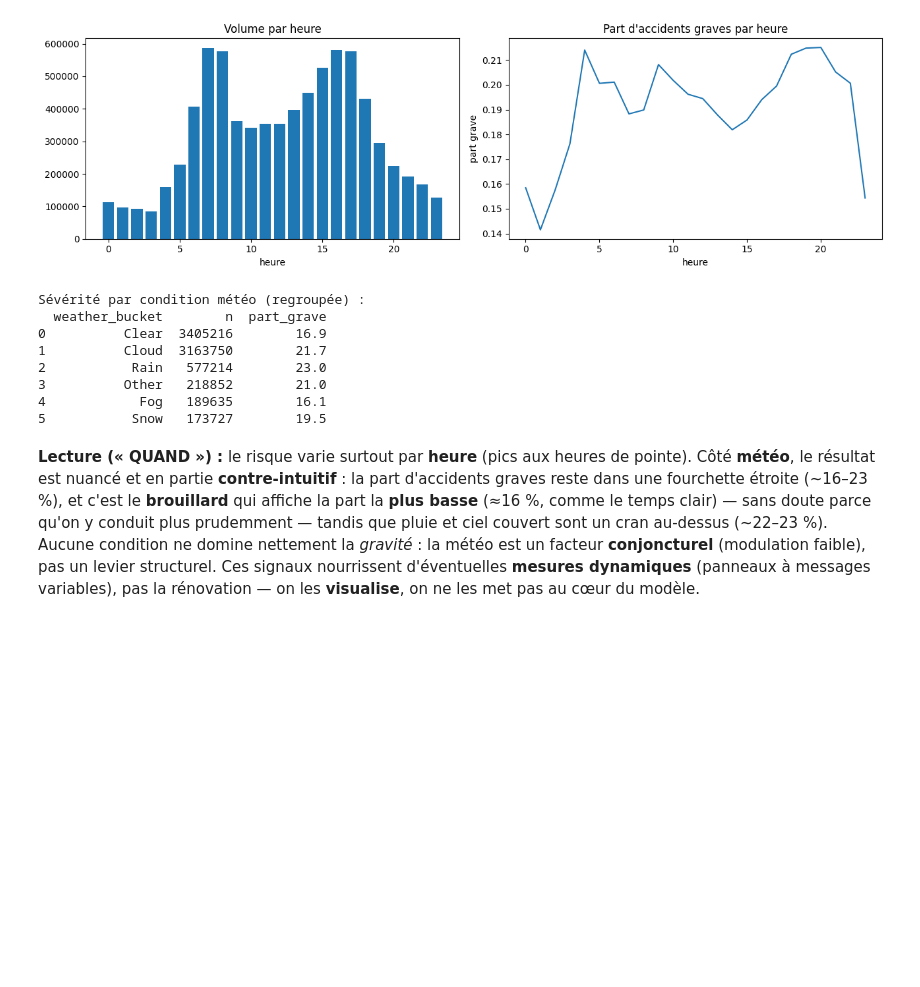
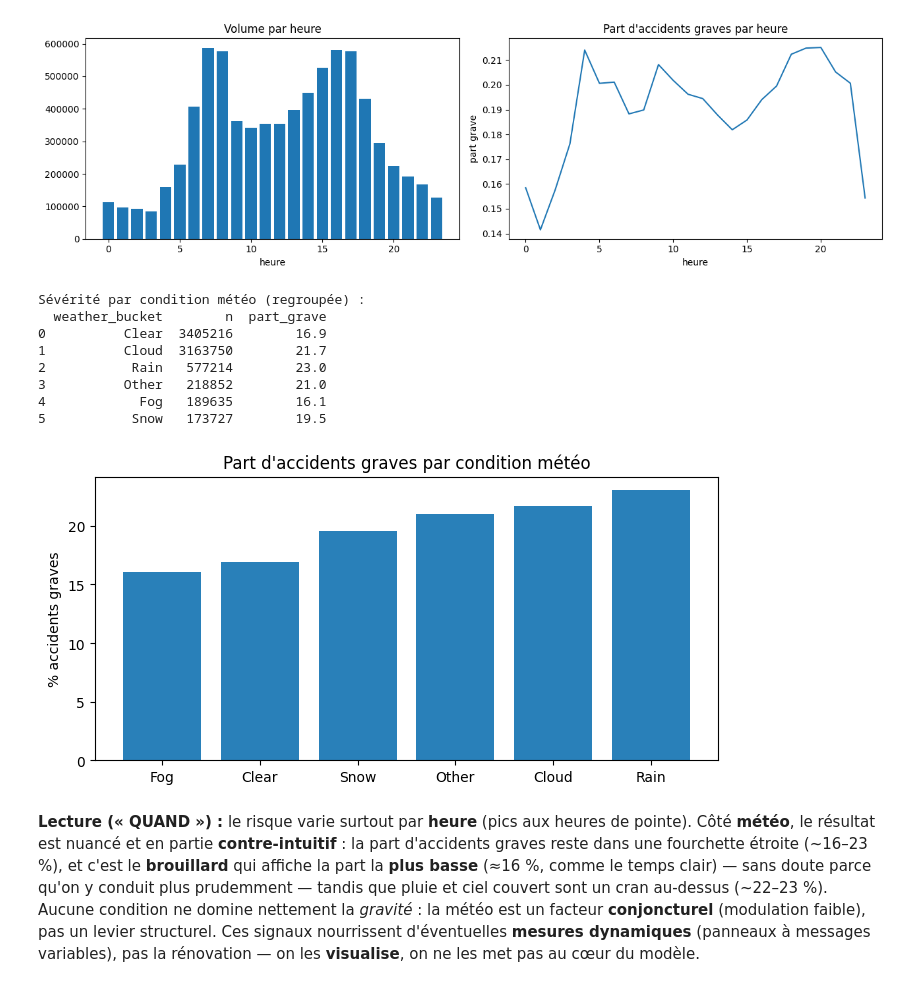
Before and after one commit to SabaMG/xploring, a Jupyter notebook: rendu/notebook.ipynb, the cells around one changed output. Saved outputs shown, nothing was run; the diff lists cells and outputs as text; code cells hidden in the pictures; blank space fills up the shorter version.

```diff
--- a/rendu/notebook.ipynb
+++ b/rendu/notebook.ipynb
@@ -414,18 +430,25 @@ ax[1].set_xlabel("heure"); ax[1].set_ylabel("part grave"); plt.tight_layout(); p
 # %%
 wx = (clean_df.groupBy("weather_bucket")
       .agg(F.count("*").alias("n"), F.mean("grave").alias("part_grave"))
       .orderBy(F.desc("n")).toPandas())
 print("Sévérité par condition météo (regroupée) :")
 print(wx.assign(part_grave=lambda d: (d["part_grave"]*100).round(1)))
+
+fig, ax = plt.subplots(figsize=(7, 3.6))
+w = wx.sort_values("part_grave")
+ax.bar(w["weather_bucket"], w["part_grave"] * 100, color="#2980b9")
+ax.set_ylabel("% accidents graves"); ax.set_title("Part d'accidents graves par condition météo")
+plt.tight_layout(); plt.show()
 # %% [output]
 Sévérité par condition météo (regroupée) :
   weather_bucket        n  part_grave
 0          Clear  3405216        16.9
 1          Cloud  3163750        21.7
 2           Rain   577214        23.0
 3          Other   218852        21.0
 4            Fog   189635        16.1
 5           Snow   173727        19.5
+[figure, added]
 # %% [markdown]
 **Lecture (« QUAND ») :** le risque varie surtout par **heure** (pics aux heures de pointe). Côté **météo**, le résultat est nuancé et en partie **contre-intuitif** : la part d'accidents graves reste dans une fourchette étroite (~16–23 %), et c'est le **brouillard** qui affiche la part la **plus basse** (≈16 %, comme le temps clair) — sans doute parce qu'on y conduit plus prudemment — tandis que pluie et ciel couvert sont un cran au-dessus (~22–23 %). Aucune condition ne domine nettement la *gravité* : la météo est un facteur **conjoncturel** (modulation faible), pas un levier structurel. Ces signaux nourrissent d'éventuelles **mesures dynamiques** (panneaux à messages variables), pas la rénovation — on les **visualise**, on ne les met pas au cœur du modèle.
 # %% [markdown]
```
Also changed, not shown: parts of 13 cells of this notebook, 2 other files.
